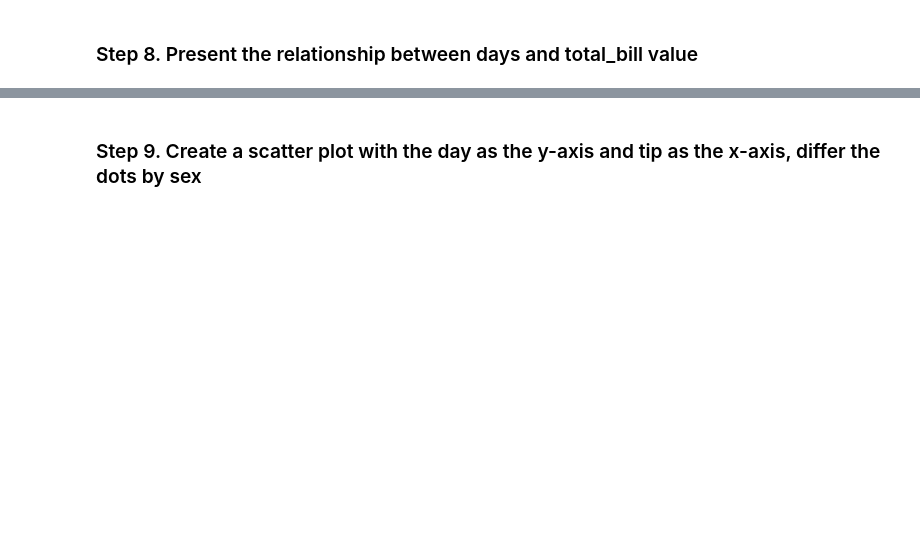
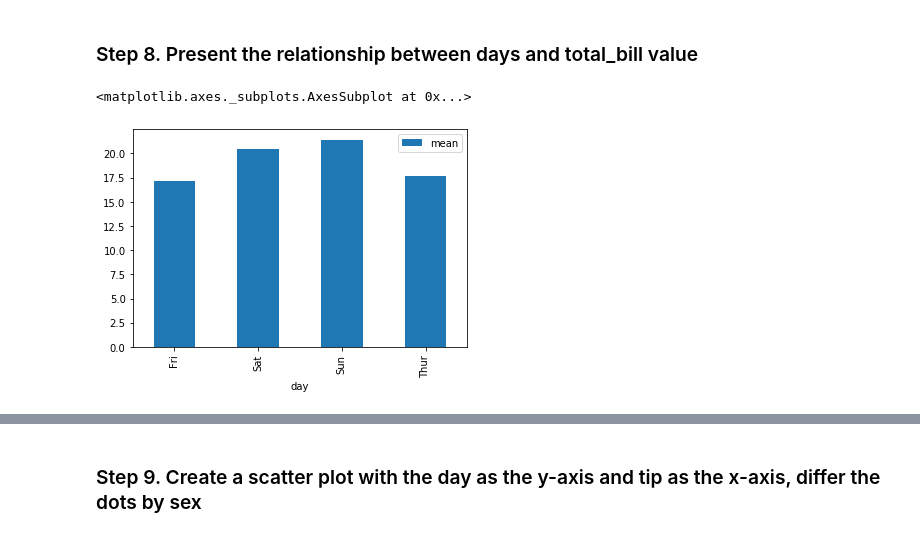
Before and after one commit to monkeycoffee/pandas_exercises, a Jupyter notebook: 07_Visualization/Tips/Exercises-Copy1.ipynb, the cells around one changed output, grey strips where cells are left out. Saved outputs shown, nothing was run; the diff lists cells and outputs as text; code cells hidden in the pictures; blank space fills up the shorter version.

```diff
--- a/07_Visualization/Tips/Exercises-Copy1.ipynb
+++ b/07_Visualization/Tips/Exercises-Copy1.ipynb
@@ -53,2 +73,7 @@ Text(0.5, 1.0, 'relationship between total_bill and tip')
 # %% [markdown]
 ### Step 8. Present the relationship between days and total_bill value
+# %%
+tips.groupby('day')['total_bill'].agg(['mean']).plot.bar()
+# %% [output]
+<matplotlib.axes._subplots.AxesSubplot at 0x...>
+[figure, added]
```
Also changed, not shown: parts of 9 cells of this notebook.
